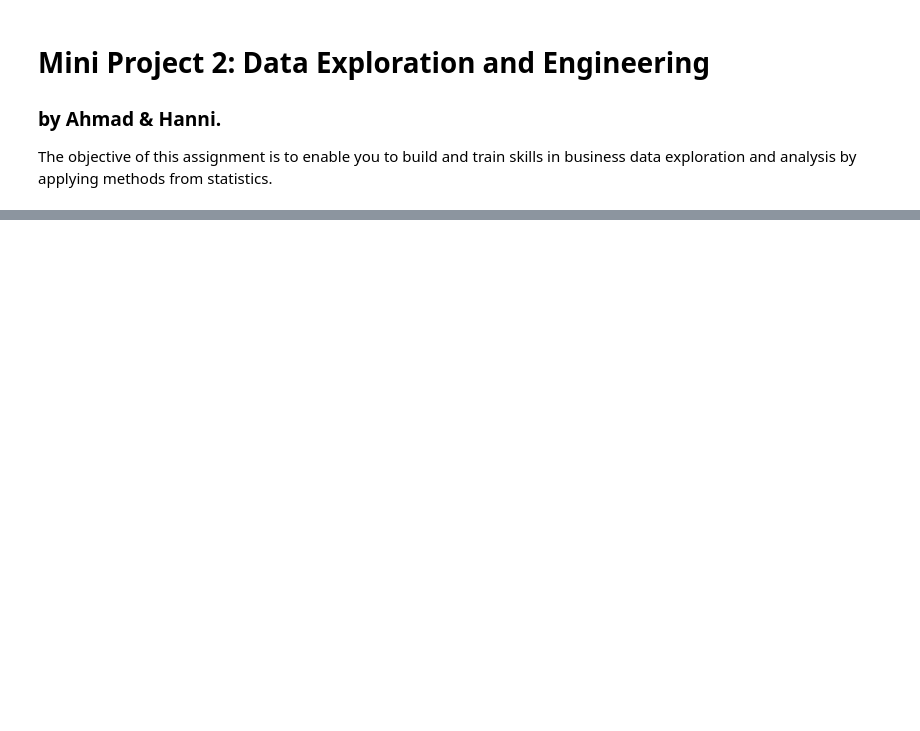
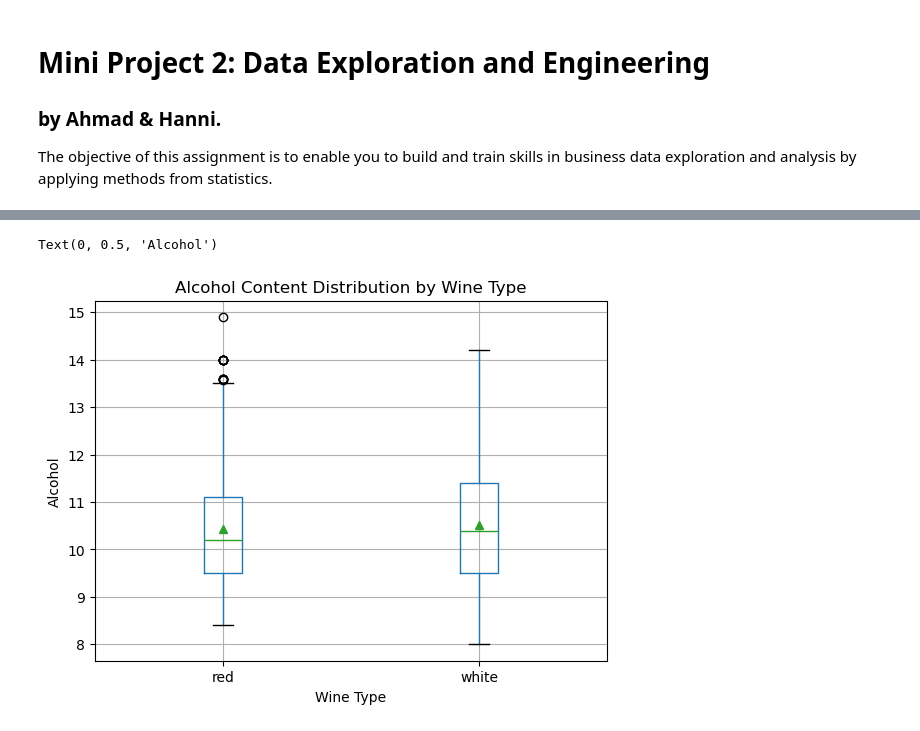
Before and after one commit to AhmadAlkaseb/BI, a Jupyter notebook: MiniProjekt2/data/MiniProjekt2V1.ipynb, the cells around one changed output, grey strips where cells are left out. Cells and saved outputs as stored; diff of their text form; code cells hidden in the pictures; blank space fills up the shorter version.

```diff
--- a/MiniProjekt2/data/MiniProjekt2V1.ipynb
+++ b/MiniProjekt2/data/MiniProjekt2V1.ipynb
@@ -31,0 +186,15 @@ dtype: int64
+# %%
+# c. which type of wine has higher average level of alcohol?
+
+# Whiskers Box-plot
+combined_wine_df.boxplot(column=['alcohol'], by='wine_type', showmeans=True)
+plt.title('Alcohol Content Distribution by Wine Type')
+plt.suptitle('')  # Removes the automated title
+plt.xlabel('Wine Type')
+plt.ylabel('Alcohol')
+
+#   Conclusion: We can see that the white wine has a higher average quality. From looking at the whiskers box plot we can see that the red
+# has an average of approximately 10.3 and that the white wine has an average 10.5. This makes the difference relatively small by 0.2.
+# %% [output]
+Text(0, 0.5, 'Alcohol')
+[figure, added]
```
Also changed, not shown: parts of 31 cells of this notebook.
